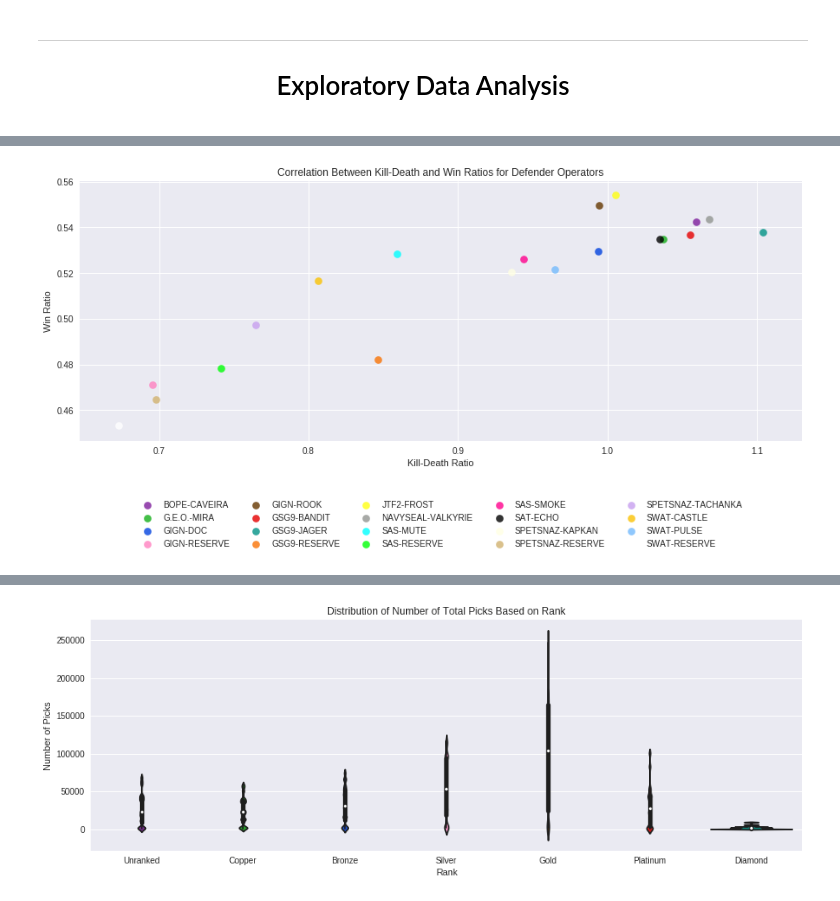
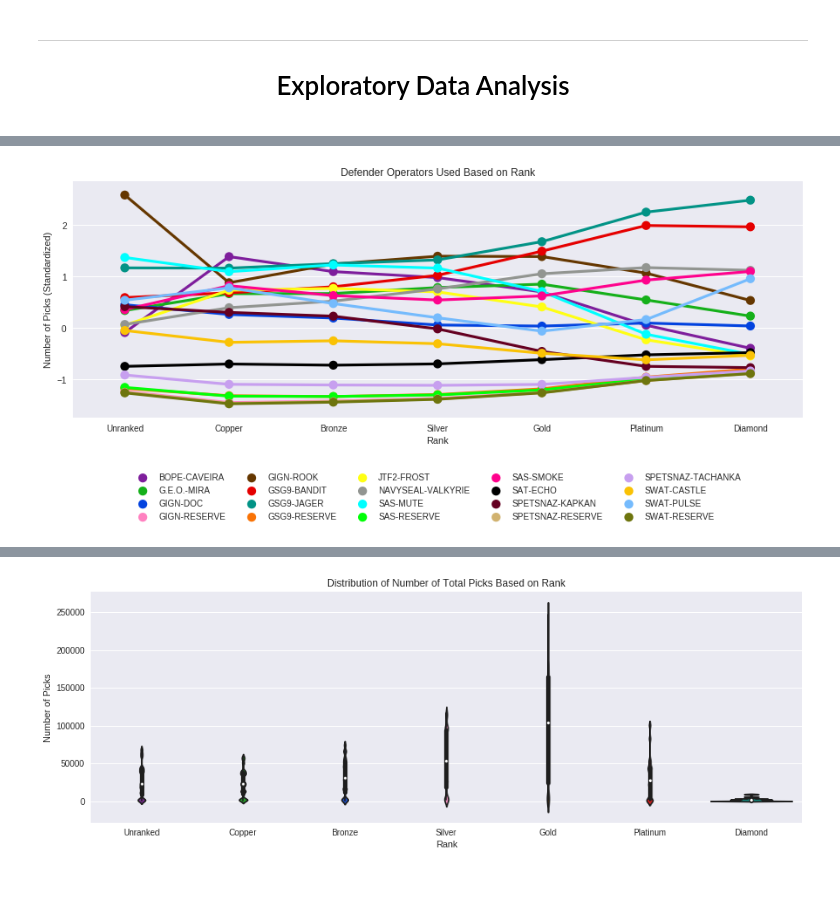
Before and after one commit to jiglesia3/jiglesia3.github.io, a Jupyter notebook: Final Tutorial.ipynb, the cells around one changed output, grey strips where cells are left out. Cells and saved outputs as stored; diff of their text form; code cells hidden in the pictures.

```diff
--- a/Final Tutorial.ipynb
+++ b/Final Tutorial.ipynb
@@ -175,0 +165,4 @@ Perfect! Now that we've set up and simplified our data, it's time to investigate
+# %%
+colors = ["purple", "green", "blue", "pink", "brown", "red", "teal", "orange", "yellow", "grey", \
+          "cyan", "bright green", "hot pink", "black", "maroon", "tan", "lavender", "goldenrod", "sky blue", "olive"]
+new_palette = sns.xkcd_palette(colors)
@@ -193,0 +283,9 @@ sns.plt.show()
+# %%
+frames =  []
+sd_ops_by_rank = ops_by_rank.groupby(['skillrank','role'], as_index=False)
+
+for group, tbl in sd_ops_by_rank:
+        tbl['scaled_nbpicks'] = preprocessing.scale(tbl['nbpicks'])
+        frames.append(tbl)
+sd_ops_by_rank = pd.concat(frames)
+sd_ops_by_rank.head()
@@ -194,11 +318,17 @@ sns.plt.show()
 # %%
-operators_def = operators_overall.loc[operators_overall['role'] == ('Defender')]
+# Order is used to determine categorical variables for the x-axis
+order = ['Unranked','Copper','Bronze','Silver','Gold','Platinum','Diamond']
 
-sns.lmplot(x="k/d_ratio", y="win_ratio", data=operators_def, fit_reg=False, hue='operator', legend=False, palette=new_palette, size=5, aspect=2.5, scatter_kws={"s": 75})
+# Only Defender operators
+ops_by_rank_def = sd_ops_by_rank.loc[sd_ops_by_rank['role'] == ('Defender')]
+
+# Graphing
+plt.figure(figsize=(15,5))
+sns.pointplot(x="skillrank", y="scaled_nbpicks", hue="operator", data=ops_by_rank_def, legend=False, palette=new_palette, size=5, aspect=2.5, order=order);
 plt.legend(loc=9, bbox_to_anchor=(0.5, -0.2), ncol=5)
-plt.title('Correlation Between Kill-Death and Win Ratios for Defender Operators')
-plt.xlabel('Kill-Death Ratio')
-plt.ylabel('Win Ratio')
+plt.title('Defender Operators Used Based on Rank')
+plt.xlabel('Rank')
+plt.ylabel('Number of Picks (Standardized)')
 sns.plt.show()
 # %% [output]
-[figure, old version]
+[figure, new version]
```
Also changed, not shown: parts of 24 cells of this notebook.
